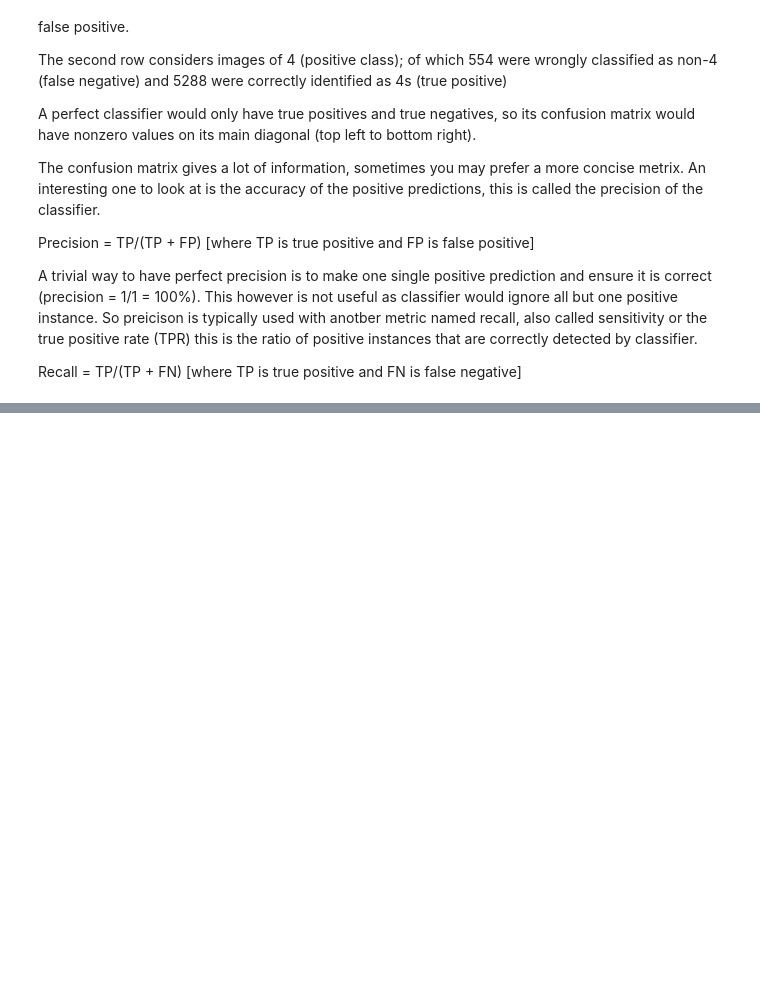
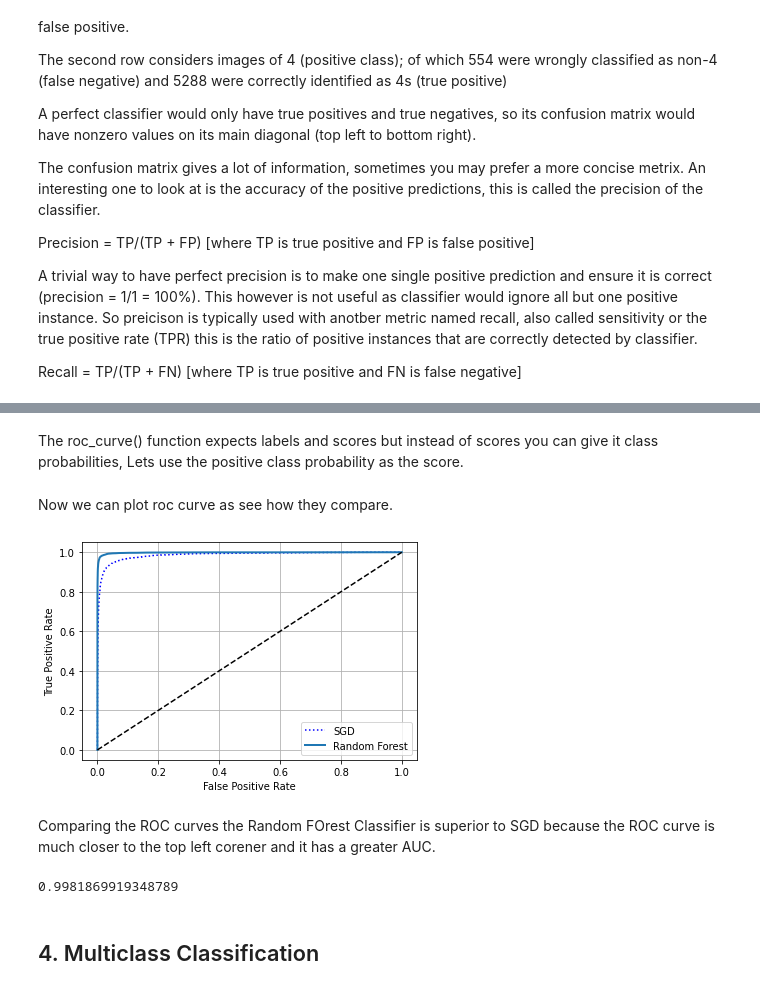
Before and after one commit to rishabhrao12/machine-learning, a Jupyter notebook: Part1-MachineLearning/Ch03-Classification/Classification.ipynb, the cells around one changed output, grey strips where cells are left out. Saved outputs shown, nothing was run; the diff lists cells and outputs as text; code cells hidden in the pictures; blank space fills up the shorter version.

```diff
--- a/Part1-MachineLearning/Ch03-Classification/Classification.ipynb
+++ b/Part1-MachineLearning/Ch03-Classification/Classification.ipynb
@@ -210,0 +360,27 @@ Recall = TP/(TP + FN) [where TP is true positive and FN is false negative]
+# %%
+from sklearn.ensemble import RandomForestClassifier
+
+forest_clf = RandomForestClassifier(random_state=4)
+y_probsa_forest = cross_val_predict(forest_clf, X_train, y_train_4, cv=3, method="predict_proba")
+# %% [markdown]
+The roc_curve() function expects labels and scores but instead of scores you can give it class probabilities, Lets use the positive class probability as the score.
+# %%
+y_scores_forest = y_probsa_forest[:, 1] # score = proba of positive class
+fpr_forest, tpr_forest, thresholds_forest = roc_curve(y_train_4, y_scores_forest)
+# %% [markdown]
+Now we can plot roc curve as see how they compare.
+# %%
+plt.plot(fpr, tpr, "b:", label="SGD")
+plot_roc_curve(fpr_forest,tpr_forest,"Random Forest")
+plt.legend(loc="lower right")
+plt.show();
+# %% [output]
+[figure, added]
+# %% [markdown]
+Comparing the ROC curves the Random FOrest Classifier is superior to SGD because the ROC curve is much closer to the top left corener and it has a greater AUC.
+# %%
+roc_auc_score(y_train_4, y_scores_forest)
+# %% [output]
+0.9981869919348789
+# %% [markdown]
+## 4. Multiclass Classification
```
Also changed, not shown: parts of 33 cells of this notebook.
